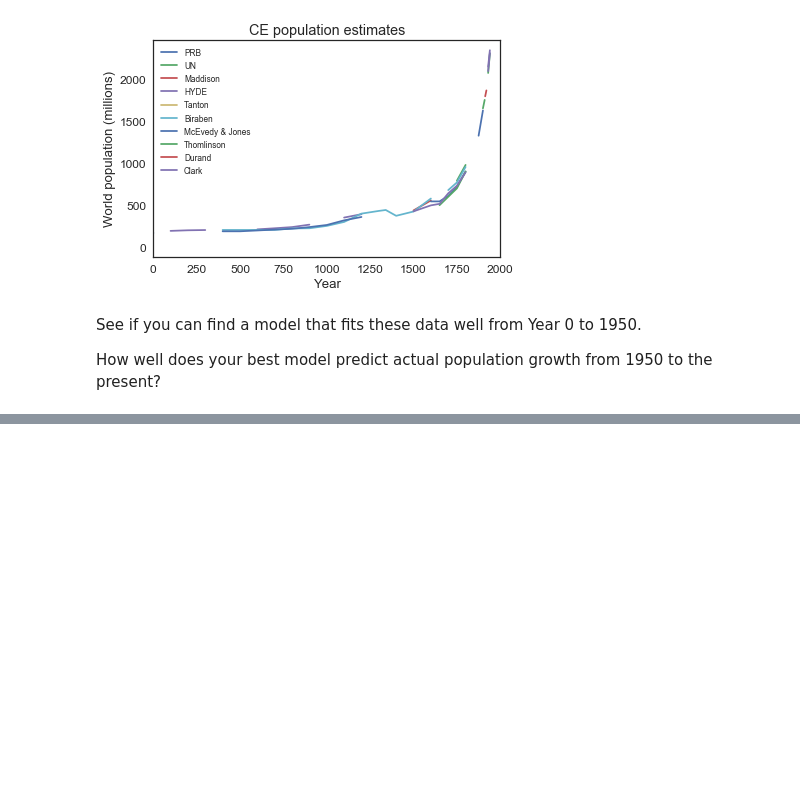
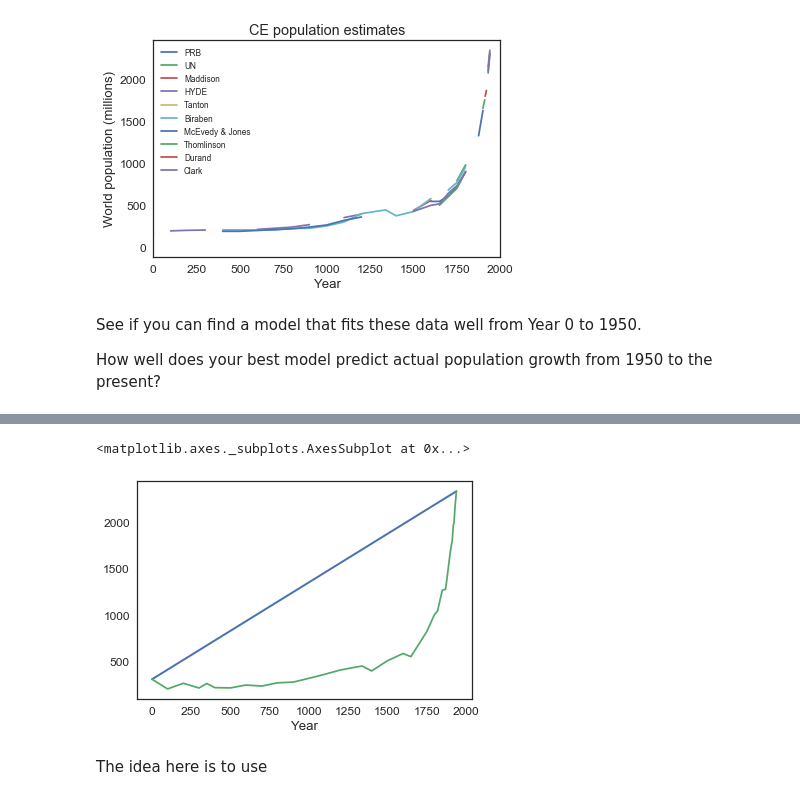
Before and after one commit to Shetura36/Data-604, a Jupyter notebook: ModSimPy-master/notebooks/chap10.ipynb, the cells around one changed output, grey strips where cells are left out. Cells and saved outputs as stored; diff of their text form; code cells hidden in the pictures; blank space fills up the shorter version.

```diff
--- a/ModSimPy-master/notebooks/chap10.ipynb
+++ b/ModSimPy-master/notebooks/chap10.ipynb
@@ -236,0 +266,19 @@ How well does your best model predict actual population growth from 1950 to the
+# %%
+#update estimated annual_growth based on 1970 to 2016 census data
+total_growth = pop[1940] - pop[1]
+elapsed_time = 1940 - 1
+annual_growth = total_growth/elapsed_time
+
+results = TimeSeries()
+results[1] = pop[1]
+
+for t in linrange(1, 1940):
+    results[t+1] = results[t] + annual_growth
+
+results.plot()
+pop.plot()
+# %% [output]
+<matplotlib.axes._subplots.AxesSubplot at 0x...>
+[figure, added]
+# %% [markdown]
+The idea here is to use
```
Also changed, not shown: parts of 26 cells of this notebook.
